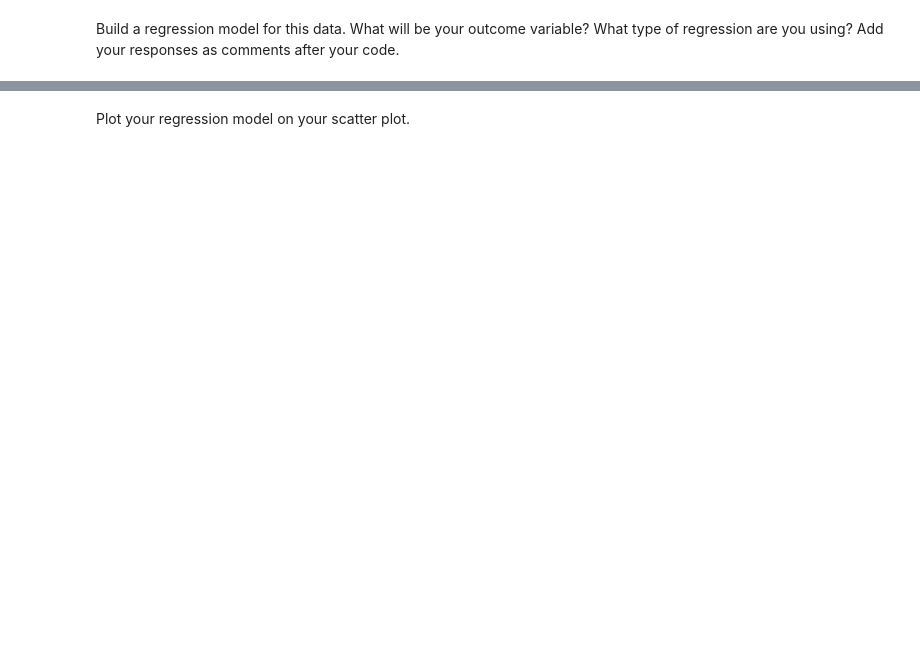
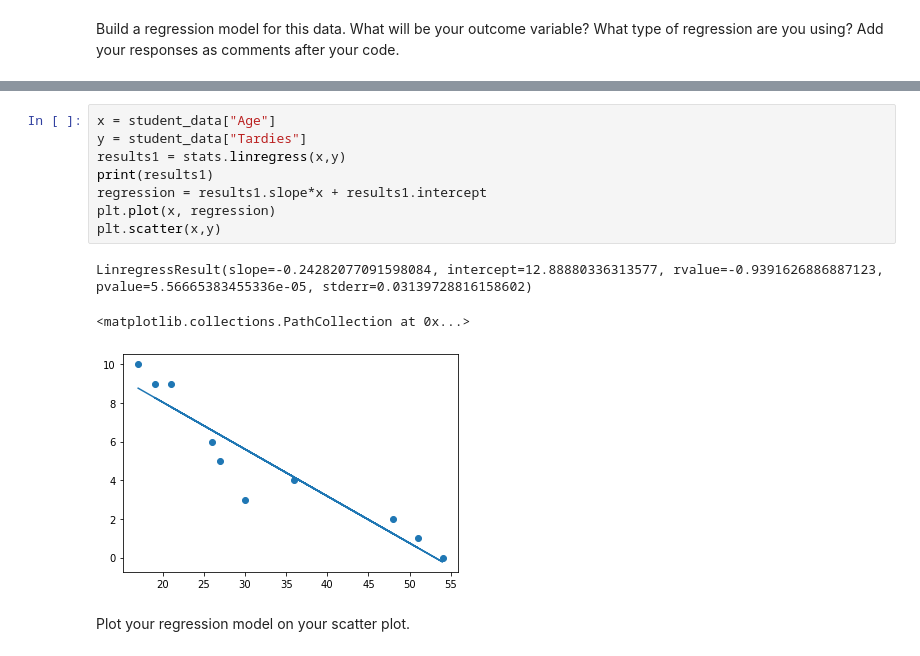
Before and after one commit to ta-data-lis/lab-regression-analysis, a Jupyter notebook: your-code/challenge1.ipynb, the cells around one changed output, grey strips where cells are left out. Cells and saved outputs as stored; diff of their text form; blank space fills up the shorter version.

```diff
--- a/your-code/challenge1.ipynb
+++ b/your-code/challenge1.ipynb
@@ -53,3 +110,15 @@ Build a regression model for this data. What will be your outcome variable? What
+# %%
+x = student_data["Age"]
+y = student_data["Tardies"]
+results1 = stats.linregress(x,y)
+print(results1)
+regression = results1.slope*x + results1.intercept
+plt.plot(x, regression)
+plt.scatter(x,y)
+# %% [output]
+LinregressResult(slope=-0.24282077091598084, intercept=12.88880336313577, rvalue=-0.9391626886887123, pvalue=5.56665383455336e-05, stderr=0.03139728816158602)
+<matplotlib.collections.PathCollection at 0x...>
+[figure, added]
 # %% [markdown]
 Plot your regression model on your scatter plot.
 # %%
```
Also changed, not shown: parts of 28 cells of this notebook.
